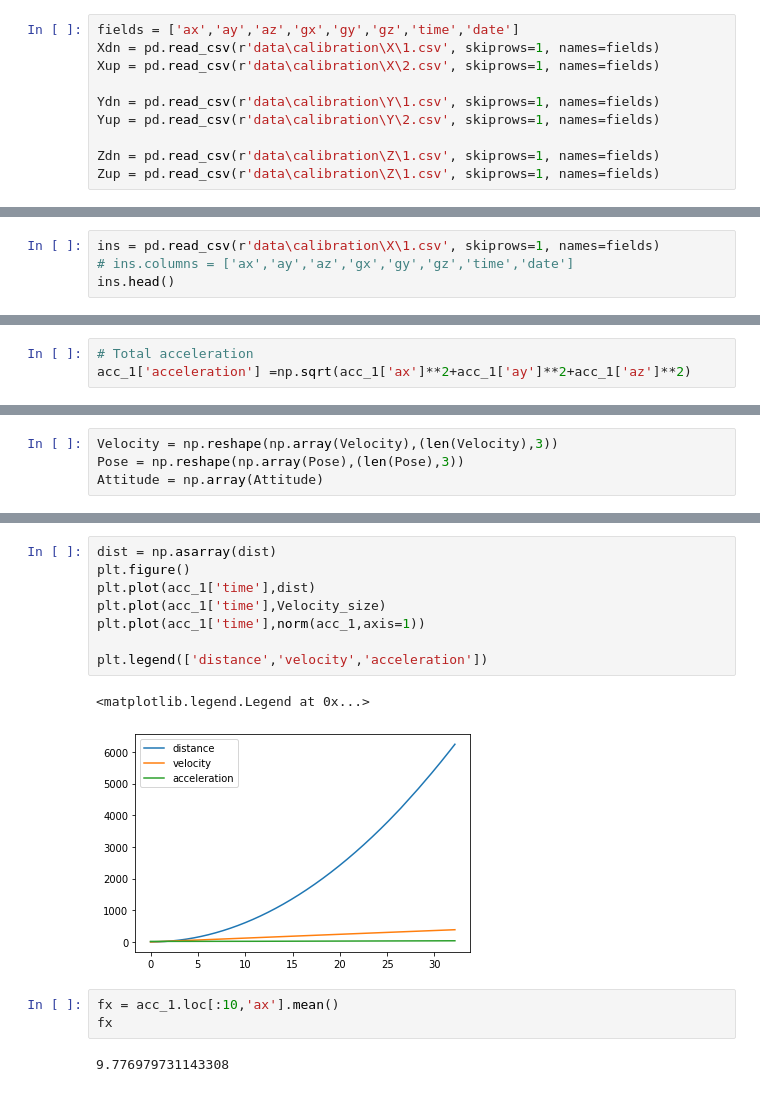
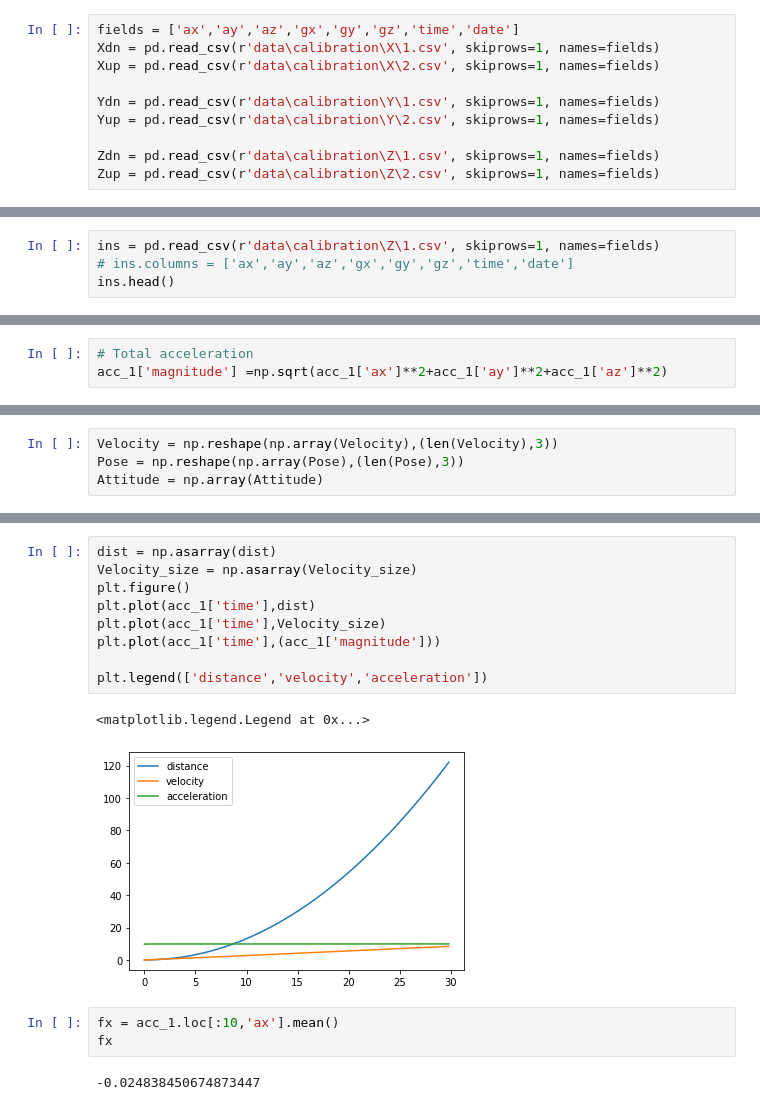
Before and after one commit to orenltr/Inertial-Navigation, a Jupyter notebook: Navigation_Eq.ipynb, the cells around one changed output, grey strips where cells are left out. Drawn from its saved outputs; the diff is of its cells as text.

```diff
--- a/Navigation_Eq.ipynb
+++ b/Navigation_Eq.ipynb
@@ -18,7 +18,7 @@ Ydn = pd.read_csv(r'data\calibration\Y\1.csv', skiprows=1, names=fields)
 Yup = pd.read_csv(r'data\calibration\Y\2.csv', skiprows=1, names=fields)
 
 Zdn = pd.read_csv(r'data\calibration\Z\1.csv', skiprows=1, names=fields)
-Zup = pd.read_csv(r'data\calibration\Z\1.csv', skiprows=1, names=fields)
+Zup = pd.read_csv(r'data\calibration\Z\2.csv', skiprows=1, names=fields)
 # %%
 bXa = (Xdn.iloc[:,0].mean()+Xup.iloc[:,0].mean())/2
 bYa = (Ydn.iloc[:,1].mean()+Yup.iloc[:,1].mean())/2
@@ -38,7 +52,7 @@ bg = np.array([bXg,bYg,bZg])
 # gyro_1 = pd.read_csv(r'data\70_steps_gyro.csv')
 # gravity = pd.read_csv(r'data\24_steps\Gravity.csv')
 # %%
-ins = pd.read_csv(r'data\calibration\X\1.csv', skiprows=1, names=fields)
+ins = pd.read_csv(r'data\calibration\Z\1.csv', skiprows=1, names=fields)
 # ins.columns = ['ax','ay','az','gx','gy','gz','time','date']
 ins.head()
 # %% [output]
@@ -80,7 +94,7 @@ gyro_1.head()
 # acc_1.head()
 # %%
 # Total acceleration
-acc_1['acceleration'] =np.sqrt(acc_1['ax']**2+acc_1['ay']**2+acc_1['az']**2)
+acc_1['magnitude'] =np.sqrt(acc_1['ax']**2+acc_1['ay']**2+acc_1['az']**2)
 # %%
 # # join dataframes
 # df1 = acc_1.join(gyro_1.set_index('time'),on="time",lsuffix='_acc', rsuffix='_gyro')
@@ -272,16 +287,17 @@ plt.plot(Pose[:,0],Pose[:,1])
 # %%
 dist = np.asarray(dist)
+Velocity_size = np.asarray(Velocity_size)
 plt.figure()
 plt.plot(acc_1['time'],dist)
 plt.plot(acc_1['time'],Velocity_size)
-plt.plot(acc_1['time'],norm(acc_1,axis=1))
+plt.plot(acc_1['time'],(acc_1['magnitude']))
 
 plt.legend(['distance','velocity','acceleration'])
 # %% [output]
 <matplotlib.legend.Legend at 0x...>
-[figure, old version]
+[figure, new version]
 # %%
 fx = acc_1.loc[:10,'ax'].mean()
 fx
 # %% [output]
-9.776979731143308
+-0.024838450674873447
```
Also changed, not shown: parts of 9 cells of this notebook.
